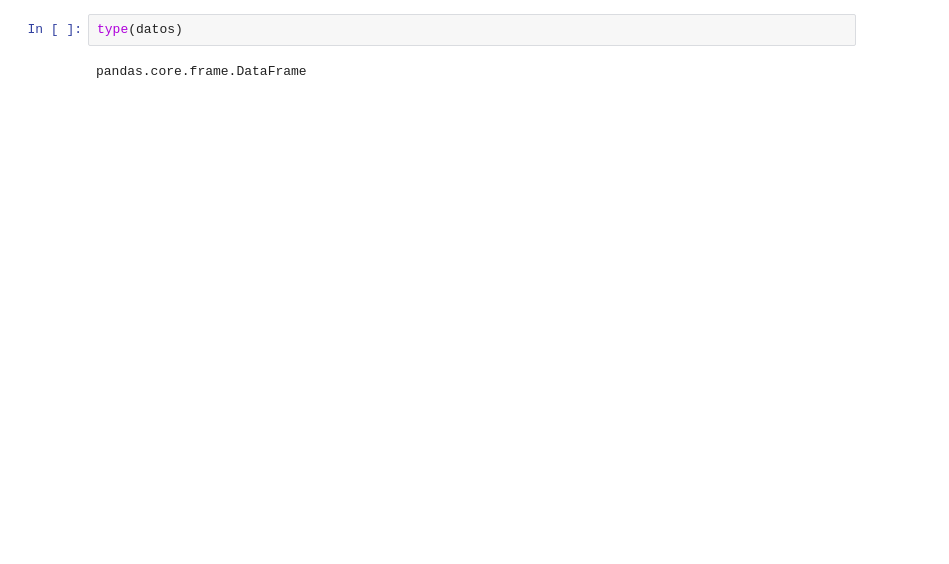
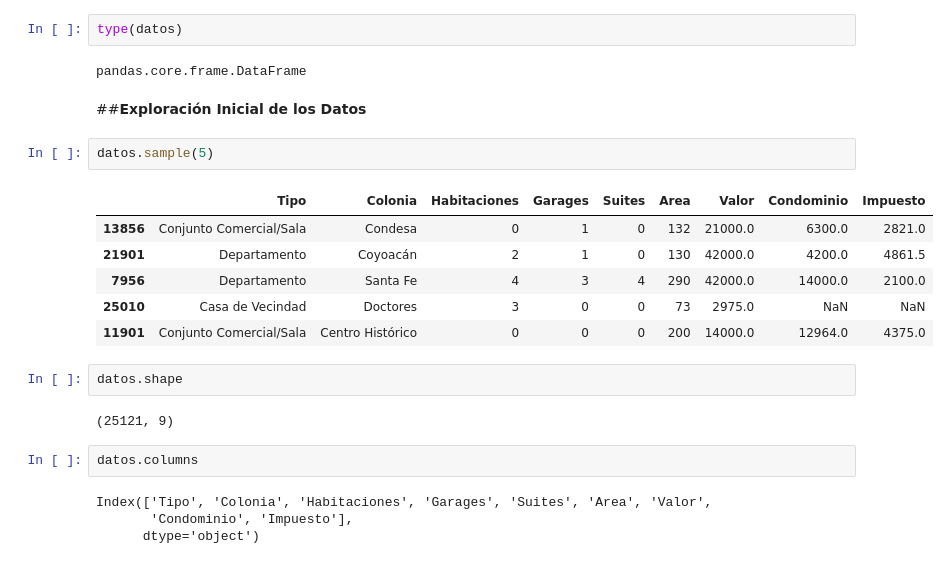
Before and after one commit to cmrondon2000/pandas-introduccion, a Jupyter notebook: inmuebles_cdmx.ipynb, the cells around one changed output. Cells and saved outputs as stored; diff of their text form; blank space fills up the shorter version.

```diff
--- a/inmuebles_cdmx.ipynb
+++ b/inmuebles_cdmx.ipynb
@@ -91,3 +91,24 @@ datos.sample(10)
 type(datos)
 # %% [output]
 pandas.core.frame.DataFrame
+# %% [markdown]
+##**Exploración Inicial de los Datos**
+# %%
+datos.sample(5)
+# %% [output]
+|  | Tipo | Colonia | Habitaciones | Garages | Suites | Area | Valor | Condominio | Impuesto |
+| 13856 | Conjunto Comercial/Sala | Condesa | 0 | 1 | 0 | 132 | 21000.0 | 6300.0 | 2821.0 |
+| 21901 | Departamento | Coyoacán | 2 | 1 | 0 | 130 | 42000.0 | 4200.0 | 4861.5 |
+| 7956 | Departamento | Santa Fe | 4 | 3 | 4 | 290 | 42000.0 | 14000.0 | 2100.0 |
+| 25010 | Casa de Vecindad | Doctores | 3 | 0 | 0 | 73 | 2975.0 | NaN | NaN |
+| 11901 | Conjunto Comercial/Sala | Centro Histórico | 0 | 0 | 0 | 200 | 14000.0 | 12964.0 | 4375.0 |
+# %%
+datos.shape
+# %% [output]
+(25121, 9)
+# %%
+datos.columns
+# %% [output]
+Index(['Tipo', 'Colonia', 'Habitaciones', 'Garages', 'Suites', 'Area', 'Valor',
+       'Condominio', 'Impuesto'],
+      dtype='object')
```
Also changed, not shown: parts of 3 cells of this notebook.
